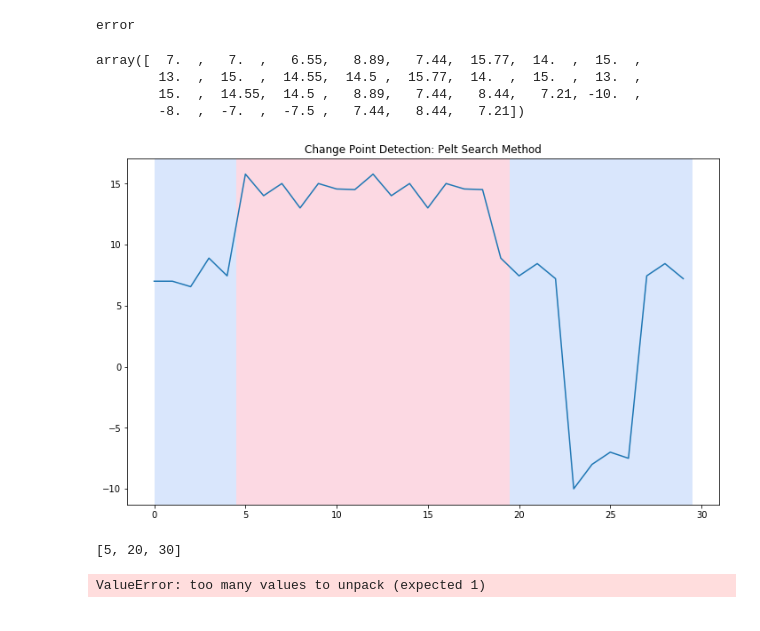
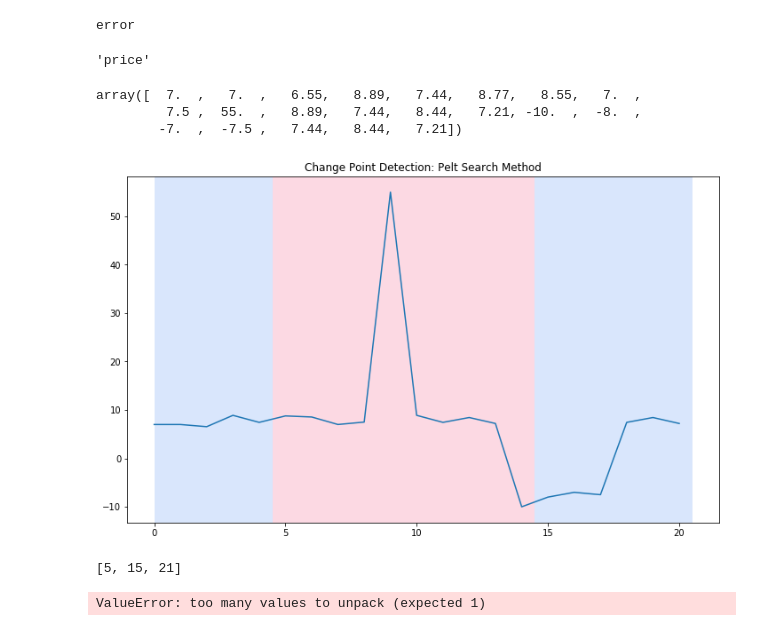
Before and after one commit to kmisterios/Diploma, a Jupyter notebook: Test.ipynb, the cells around one changed output. Saved outputs shown, nothing was run; the diff lists cells and outputs as text; code cells hidden in the pictures.

```diff
--- a/Test.ipynb
+++ b/Test.ipynb
@@ -34,20 +34,11 @@ data = '''[
 {"name" : "Eggs", "price" : 6.55},
 {"name" : "E", "price" : 8.89},
 {"name" : "Eggs", "price" : 7.44},
-{"name" : "Eggs", "price" : 15.77},
-{"name" : "Eggs", "price" : 14},
-{"name" : "Eggs", "price" : 15},
-{"name" : "Eggs", "price" : 13},
-{"name" : "Eggs", "price" : 15},
-{"name" : "Eggs", "price" : 14.55},
-{"name" : "Eggs", "price" : 14.5},
-{"name" : "Eggs", "price" : 15.77},
-{"name" : "Eggs", "price" : 14},
-{"name" : "Eggs", "price" : 15},
-{"name" : "Eggs", "price" : 13},
-{"name" : "Eggs", "price" : 15},
-{"name" : "Eggs", "price" : 14.55},
-{"name" : "Eggs", "price" : 14.5},
+{"name" : "Eggs", "price" : 8.77},
+{"name" : "Eggs", "price" : 8.55},
+{"name" : "Eggs", "price" : 7},
+{"name" : "Eggs", "price" : 7.5},
+{"name" : "Eggs", "price" : 55},
 {"name" : "E", "price" : 8.89},
 {"name" : "Eggs", "price" : 7.44},
 {"name" : "Eggs", "price" : 8.44},
@@ -65,3 +62,7 @@ samples = json.loads(data)
+# %%
+key
+# %% [output]
+'price'
 # %%
 prices = []
 for sample in samples:
@@ -74,23 +75,22 @@ for sample in samples:
 prices = np.array(prices)
 prices
 # %% [output]
-array([  7.  ,   7.  ,   6.55,   8.89,   7.44,  15.77,  14.  ,  15.  ,
-        13.  ,  15.  ,  14.55,  14.5 ,  15.77,  14.  ,  15.  ,  13.  ,
-        15.  ,  14.55,  14.5 ,   8.89,   7.44,   8.44,   7.21, -10.  ,
-        -8.  ,  -7.  ,  -7.5 ,   7.44,   8.44,   7.21])
+array([  7.  ,   7.  ,   6.55,   8.89,   7.44,   8.77,   8.55,   7.  ,
+         7.5 ,  55.  ,   8.89,   7.44,   8.44,   7.21, -10.  ,  -8.  ,
+        -7.  ,  -7.5 ,   7.44,   8.44,   7.21])
 # %%
 model="rbf"
 algo = rpt.Pelt(model=model).fit(prices)
-result = algo.predict(pen=2)
+result = algo.predict(pen=0.5)
 rpt.display(prices, result, figsize=(10, 6))
 plt.title('Change Point Detection: Pelt Search Method')
 plt.show()
 # %% [output]
-[figure, old version]
+[figure, new version]
 # %%
 print(result)
 # %% [output]
-[5, 20, 30]
+[5, 15, 21]
 # %%
 import numpy as np
 import matplotlib.pylab as plt
```
Also changed, not shown: parts of 2 cells of this notebook, 1 other file.
